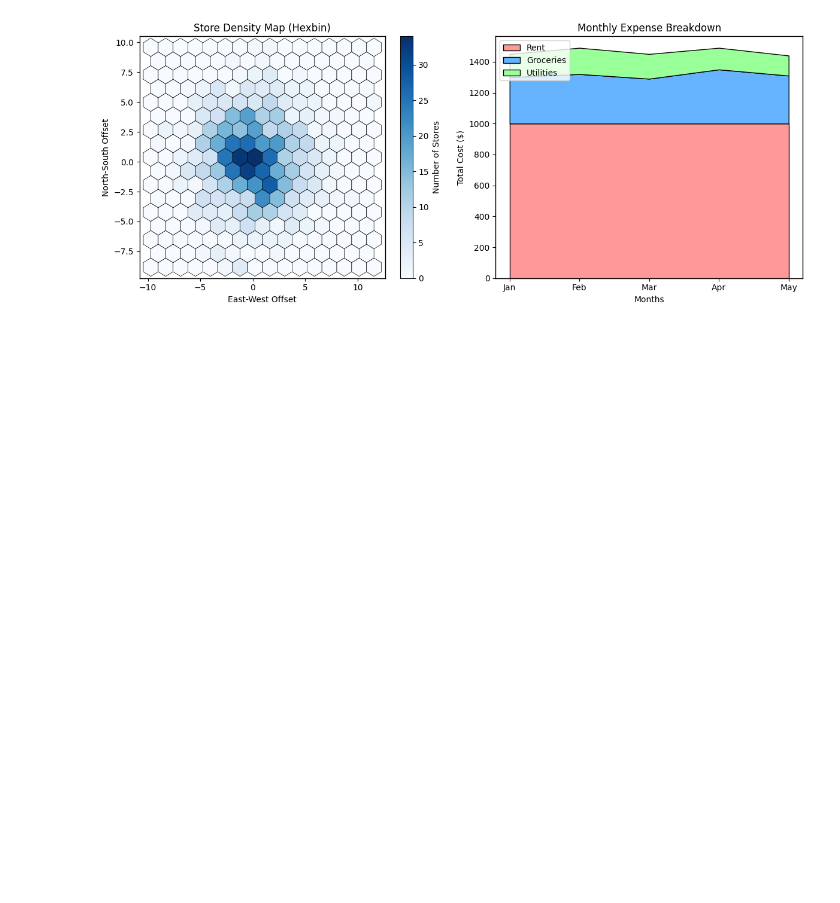
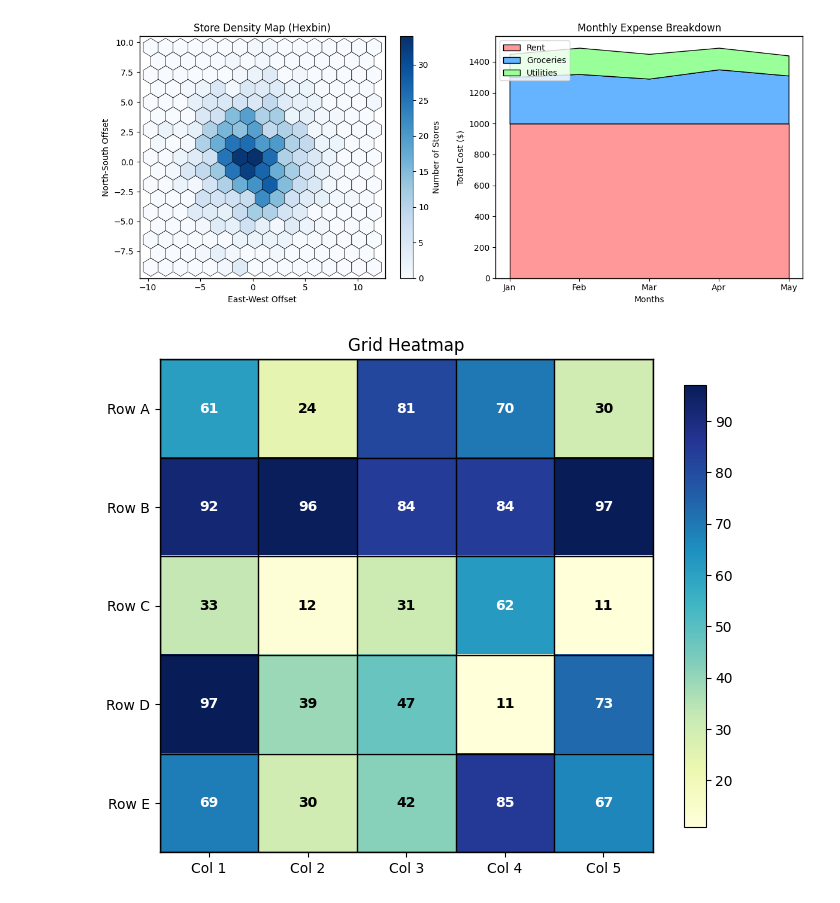
Before and after one commit to ShivamPatel-1802/MAtplotlib_Python, a Jupyter notebook: ADS_Dashboard_python_demo(1).ipynb, the cells around one changed output. Cells and saved outputs as stored; diff of their text form; code cells hidden in the pictures; blank space fills up the shorter version.

```diff
--- a/ADS_Dashboard_python_demo(1).ipynb
+++ b/ADS_Dashboard_python_demo(1).ipynb
@@ -117,3 +117,45 @@ plt.tight_layout()
 plt.show()
 # %% [output]
 [figure]
+# %%
+import matplotlib.pyplot as plt
+import numpy as np
+
+np.random.seed(42)
+data_matrix = np.random.randint(10, 100, size=(5, 5))
+
+rows = ['Row A', 'Row B', 'Row C', 'Row D', 'Row E']
+cols = ['Col 1', 'Col 2', 'Col 3', 'Col 4', 'Col 5']
+
+fig, ax = plt.subplots(figsize=(7, 6))
+
+im = ax.imshow(data_matrix, cmap='YlGnBu')
+
+ax.set_xticks(np.arange(len(cols)))
+ax.set_yticks(np.arange(len(rows)))
+ax.set_xticklabels(cols)
+ax.set_yticklabels(rows)
+
+# Draw grid lines between cells
+ax.set_xticks(np.arange(len(cols) + 1) - 0.5, minor=True)
+ax.set_yticks(np.arange(len(rows) + 1) - 0.5, minor=True)
+ax.grid(which='minor', color='black', linestyle='-', linewidth=1)
+ax.tick_params(which='minor', bottom=False, left=False)
+
+for i in range(len(rows)):
+    for j in range(len(cols)):
+        val = data_matrix[i, j]
+        color = 'white' if val > 60 else 'black'
+        ax.text(j, i, str(val), ha='center', va='center', color=color, fontweight='bold')
+
+ax.set_title('Grid Heatmap')
+fig.colorbar(im, ax=ax, shrink=0.8)
+
+for spine in ax.spines.values():
+    spine.set_edgecolor('black')
+    spine.set_linewidth(1)
+
+plt.tight_layout()
+plt.show()
+# %% [output]
+[figure, added]
```
